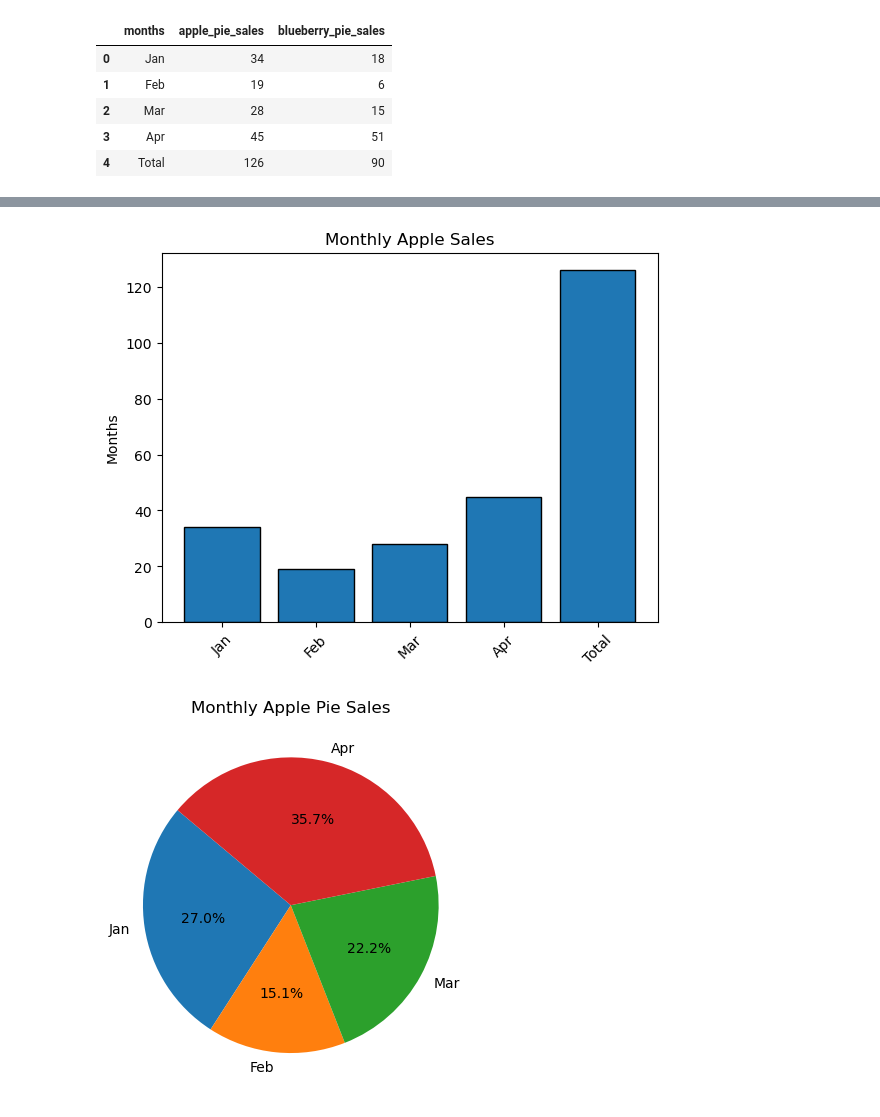
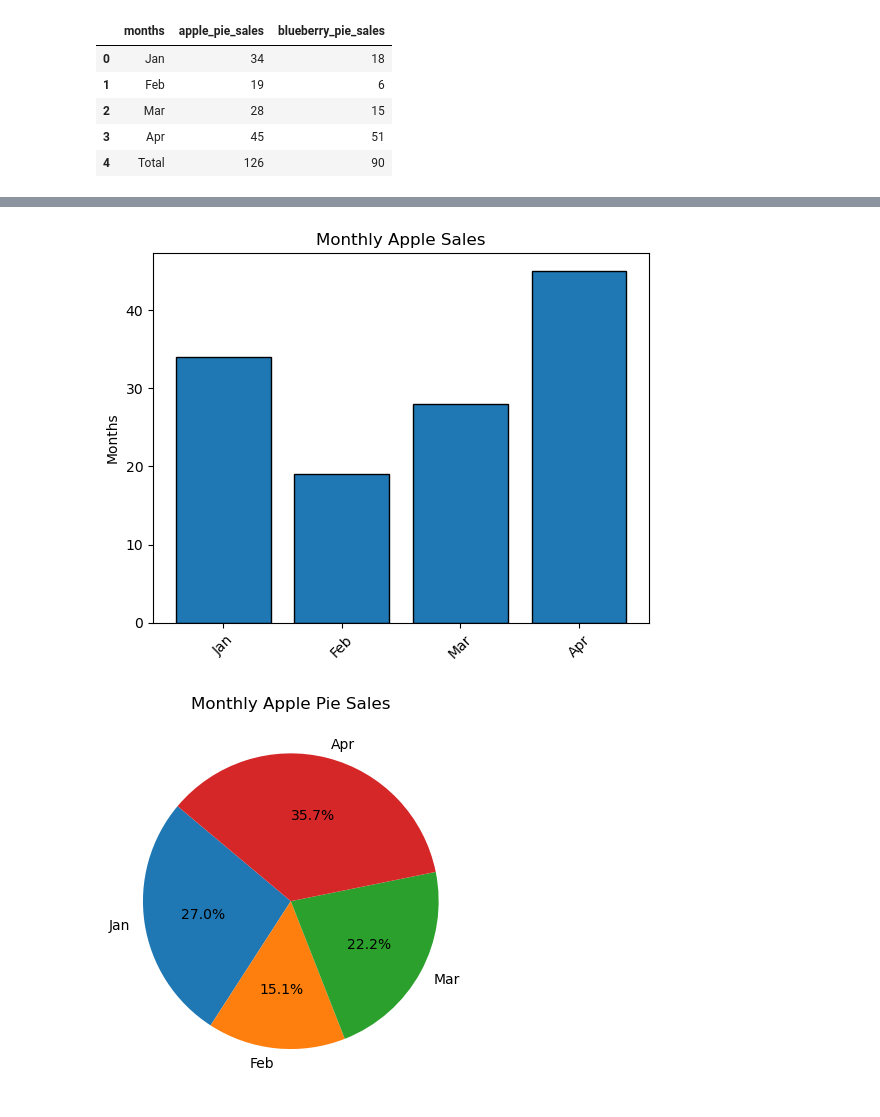
Before and after one commit to Erick-Ondiwa/Machine_Learning_Programming, a Jupyter notebook: assignments/lab_2_2.ipynb, the cells around one changed output, grey strips where cells are left out. Saved outputs shown, nothing was run; the diff lists cells and outputs as text; code cells hidden in the pictures.

```diff
--- a/assignments/lab_2_2.ipynb
+++ b/assignments/lab_2_2.ipynb
@@ -69,18 +66,18 @@ sales_dataframe
 # %%
 # BONUS: find a way to plot bar charts and pie charts (ha) of the shop's sales
 months = sales_dataframe['months']
 apple_sales =sales_dataframe['apple_pie_sales']
 blueberry_sales =sales_dataframe['blueberry_pie_sales']
 months
 
-plt.bar(months, apple_sales, edgecolor='black')
+plt.bar(months[0:4], apple_sales, edgecolor='black')
 plt.title('Monthly Apple Sales')
 plt.ylabel('Sales')
 plt.ylabel('Months')
 
 plt.xticks(months, rotation=45)
 plt.show()
 # %% [output]
-[figure, old version]
+[figure, new version]
 # %%
 months = sales_dataframe['months']
```
Also changed, not shown: parts of 4 cells of this notebook.
